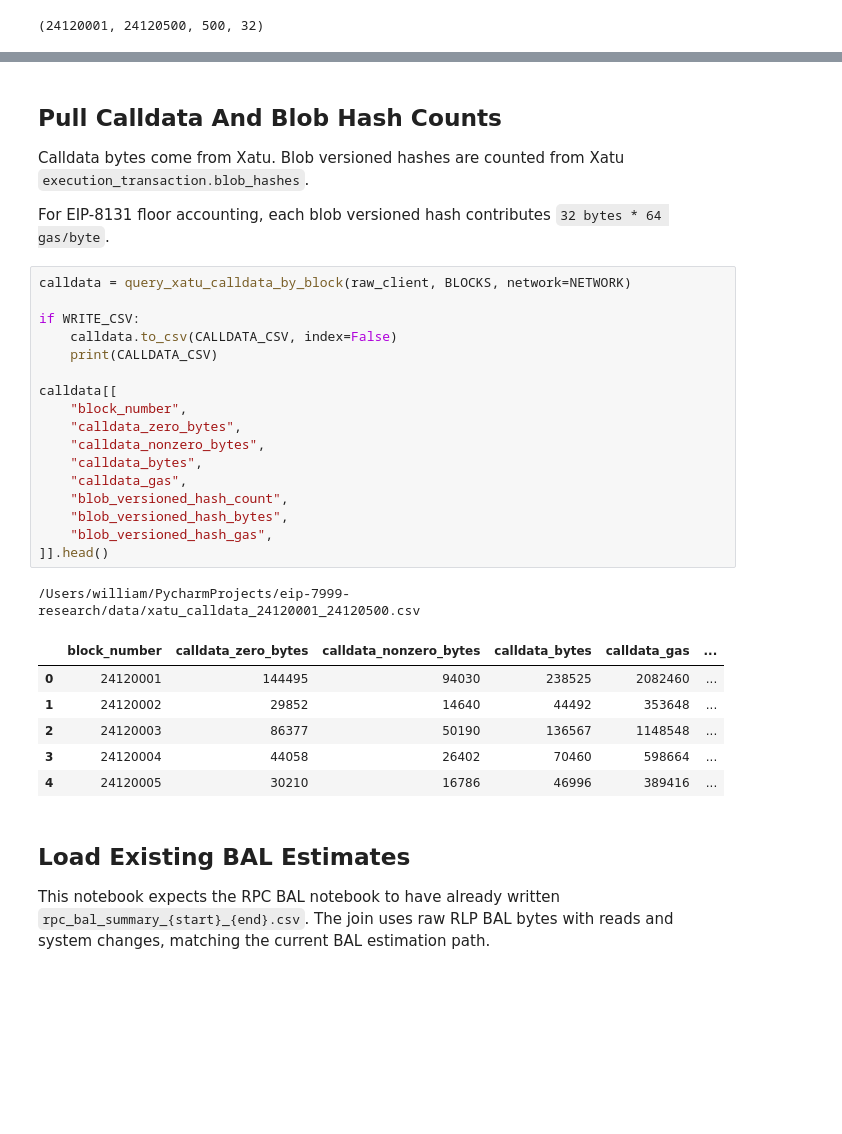
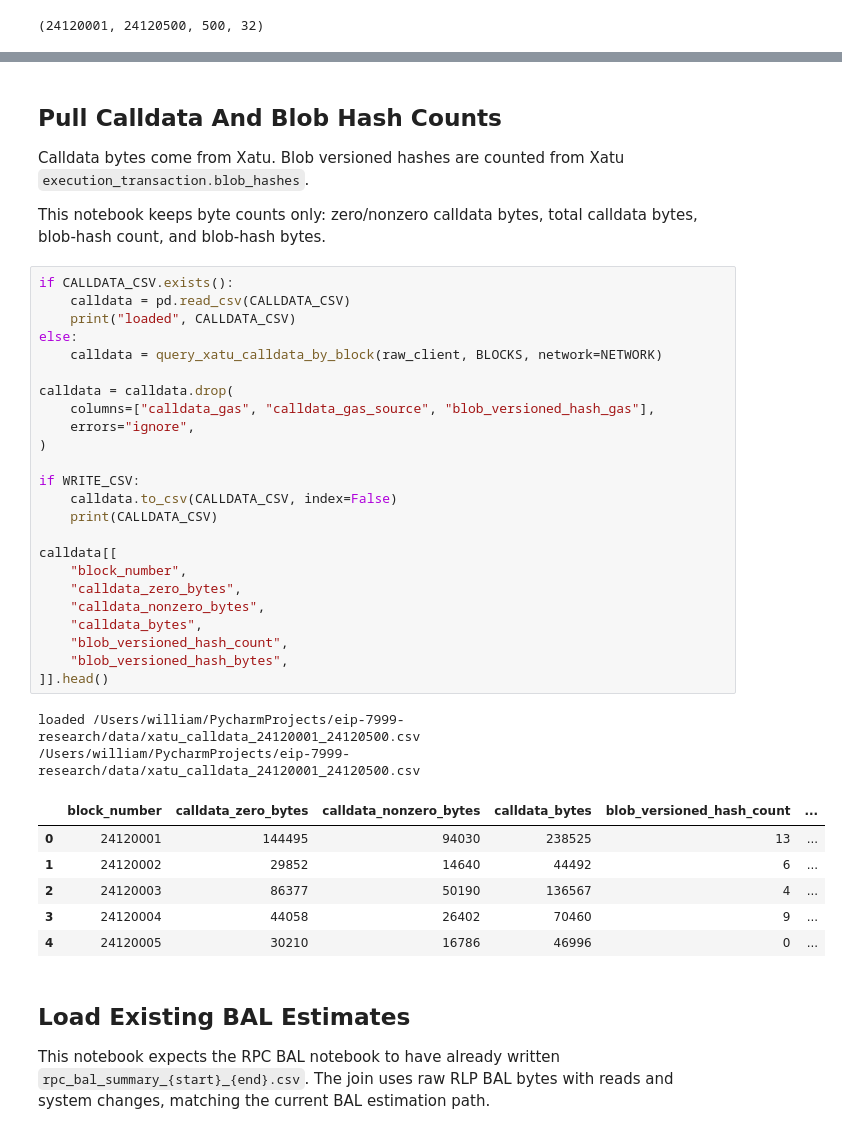
Before and after one commit to M1kuW1ll/eip-7999-research, a Jupyter notebook: notebooks/0.3-bandwidth-content.ipynb, the cells around one changed output, grey strips where cells are left out. Drawn from its saved outputs; the diff is of its cells as text; blank space fills up the shorter version.

```diff
--- a/notebooks/0.5-bandwidth-content.ipynb
+++ b/notebooks/0.3-bandwidth-content.ipynb
@@ -178,32 +181,40 @@ access_list_summary.head()
 
 Calldata bytes come from Xatu. Blob versioned hashes are counted from Xatu `execution_transaction.blob_hashes`.
 
-For EIP-8131 floor accounting, each blob versioned hash contributes `32 bytes * 64 gas/byte`.
+This notebook keeps byte counts only: zero/nonzero calldata bytes, total calldata bytes, blob-hash count, and blob-hash bytes.
 # %%
-calldata = query_xatu_calldata_by_block(raw_client, BLOCKS, network=NETWORK)
+if CALLDATA_CSV.exists():
+    calldata = pd.read_csv(CALLDATA_CSV)
+    print("loaded", CALLDATA_CSV)
+else:
+    calldata = query_xatu_calldata_by_block(raw_client, BLOCKS, network=NETWORK)
+
+calldata = calldata.drop(
+    columns=["calldata_gas", "calldata_gas_source", "blob_versioned_hash_gas"],
+    errors="ignore",
+)
 
 if WRITE_CSV:
     calldata.to_csv(CALLDATA_CSV, index=False)
     print(CALLDATA_CSV)
 
 calldata[[
     "block_number",
     "calldata_zero_bytes",
     "calldata_nonzero_bytes",
     "calldata_bytes",
-    "calldata_gas",
     "blob_versioned_hash_count",
     "blob_versioned_hash_bytes",
-    "blob_versioned_hash_gas",
 ]].head()
 # %% [output]
+loaded /Users/william/PycharmProjects/eip-7999-research/data/xatu_calldata_24120001_24120500.csv
 /Users/william/PycharmProjects/eip-7999-research/data/xatu_calldata_24120001_24120500.csv
-|  | block_number | calldata_zero_bytes | calldata_nonzero_bytes | calldata_bytes | calldata_gas | ... |
-| 0 | 24120001 | 144495 | 94030 | 238525 | 2082460 | ... |
-| 1 | 24120002 | 29852 | 14640 | 44492 | 353648 | ... |
-| 2 | 24120003 | 86377 | 50190 | 136567 | 1148548 | ... |
-| 3 | 24120004 | 44058 | 26402 | 70460 | 598664 | ... |
-| 4 | 24120005 | 30210 | 16786 | 46996 | 389416 | ... |
+|  | block_number | calldata_zero_bytes | calldata_nonzero_bytes | calldata_bytes | blob_versioned_hash_count | ... |
+| 0 | 24120001 | 144495 | 94030 | 238525 | 13 | ... |
+| 1 | 24120002 | 29852 | 14640 | 44492 | 6 | ... |
+| 2 | 24120003 | 86377 | 50190 | 136567 | 4 | ... |
+| 3 | 24120004 | 44058 | 26402 | 70460 | 9 | ... |
+| 4 | 24120005 | 30210 | 16786 | 46996 | 0 | ... |
 # %% [markdown]
 ## Load Existing BAL Estimates
 
```
Also changed, not shown: parts of 9 cells of this notebook, 25 other files.
